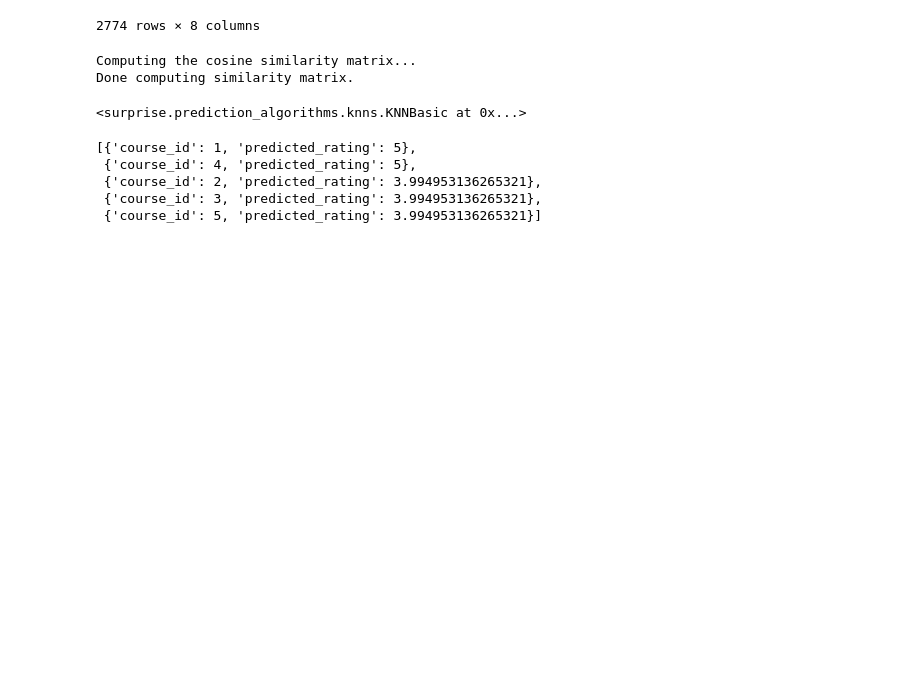
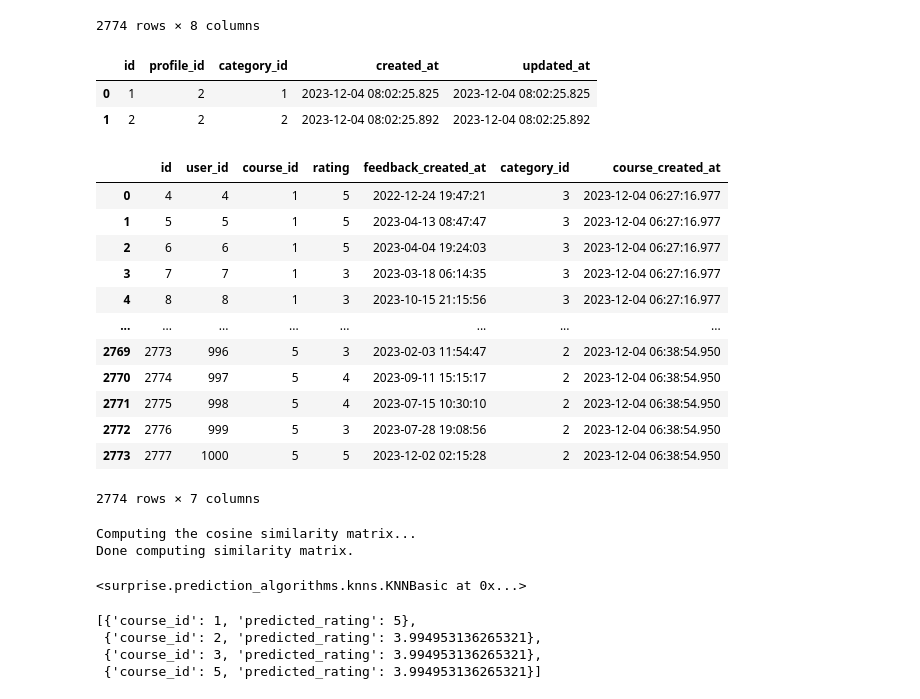
Before and after one commit to HarsaEdu/harsa-recommendation, a Jupyter notebook: harsa_recommendation.ipynb, the cells around one changed output. Saved outputs shown, nothing was run; the diff lists cells and outputs as text; code cells hidden in the pictures; blank space fills up the shorter version.

Commit message:
feat(recommendation): add filter by user_interest

```diff
--- a/harsa_recommendation.ipynb
+++ b/harsa_recommendation.ipynb
@@ -44,3 +44,7 @@ connection = pymysql.connect(
     password=mysql_password,
     database=mysql_database
 )
+# %%
+courses = "SELECT * FROM courses WHERE deleted_at IS NULL"
+courses = pd.read_sql(courses, connection)
+pd.DataFrame(courses)
@@ -63,6 +73,46 @@ pd.DataFrame(feedbacks)
 | 2772 | 2777 | 1000 | 5 | 5 | Duis mattis egestas metus. Aenean... | 2023-12-02 02:15:28.000 | 2022-12-17 18:48:21.000 | None |
 | 2773 | 2783 | 2 | 1 | 4 | asik | 2023-12-05 19:03:47.105 | 2023-12-05 19:03:47.105 | None |
 2774 rows × 8 columns
+# %%
+user_interests = "SELECT * FROM user_interests"
+user_interests = pd.read_sql(user_interests, connection)
+pd.DataFrame(user_interests)
+# %% [output]
+|  | id | profile_id | category_id | created_at | updated_at |
+| 0 | 1 | 2 | 1 | 2023-12-04 08:02:25.825 | 2023-12-04 08:02:25.825 |
+| 1 | 2 | 2 | 2 | 2023-12-04 08:02:25.892 | 2023-12-04 08:02:25.892 |
+# %%
+datas = """
+SELECT feedbacks.id,
+       feedbacks.user_id,
+       feedbacks.course_id,
+       feedbacks.rating,
+       feedbacks.created_at AS feedback_created_at,
+       courses.category_id,
+       courses.created_at AS course_created_at
+FROM feedbacks
+JOIN courses
+ON feedbacks.course_id = courses.id
+WHERE feedbacks.deleted_at IS NULL;
+"""
+
+# Read the SQL query into a pandas DataFrame
+datas = pd.read_sql(datas, connection)
+pd.DataFrame(datas)
+# %% [output]
+|  | id | user_id | course_id | rating | feedback_created_at | category_id | course_created_at |
+| 0 | 4 | 4 | 1 | 5 | 2022-12-24 19:47:21 | 3 | 2023-12-04 06:27:16.977 |
+| 1 | 5 | 5 | 1 | 5 | 2023-04-13 08:47:47 | 3 | 2023-12-04 06:27:16.977 |
+| 2 | 6 | 6 | 1 | 5 | 2023-04-04 19:24:03 | 3 | 2023-12-04 06:27:16.977 |
+| 3 | 7 | 7 | 1 | 3 | 2023-03-18 06:14:35 | 3 | 2023-12-04 06:27:16.977 |
+| 4 | 8 | 8 | 1 | 3 | 2023-10-15 21:15:56 | 3 | 2023-12-04 06:27:16.977 |
+| ... | ... | ... | ... | ... | ... | ... | ... |
+| 2769 | 2773 | 996 | 5 | 3 | 2023-02-03 11:54:47 | 2 | 2023-12-04 06:38:54.950 |
+| 2770 | 2774 | 997 | 5 | 4 | 2023-09-11 15:15:17 | 2 | 2023-12-04 06:38:54.950 |
+| 2771 | 2775 | 998 | 5 | 4 | 2023-07-15 10:30:10 | 2 | 2023-12-04 06:38:54.950 |
+| 2772 | 2776 | 999 | 5 | 3 | 2023-07-28 19:08:56 | 2 | 2023-12-04 06:38:54.950 |
+| 2773 | 2777 | 1000 | 5 | 5 | 2023-12-02 02:15:28 | 2 | 2023-12-04 06:38:54.950 |
+2774 rows × 7 columns
 # %%
 # Create a Reader object
 reader = Reader(rating_scale=(1, 5))
@@ -97,10 +161,9 @@ def get_top_recommendations(model, user_id, data, n=5):
 
     return top_recommendations
 # %%
-get_top_recommendations(model=recommendation_model, user_id=3, data=feedbacks, n=5)
+get_top_recommendations(model=recommendation_model, user_id=3, data=datas, user_interests=user_interests, n=10)
 # %% [output]
 [{'course_id': 1, 'predicted_rating': 5},
- {'course_id': 4, 'predicted_rating': 5},
  {'course_id': 2, 'predicted_rating': 3.994953136265321},
  {'course_id': 3, 'predicted_rating': 3.994953136265321},
  {'course_id': 5, 'predicted_rating': 3.994953136265321}]
```
Also changed, not shown: parts of 3 cells of this notebook.
